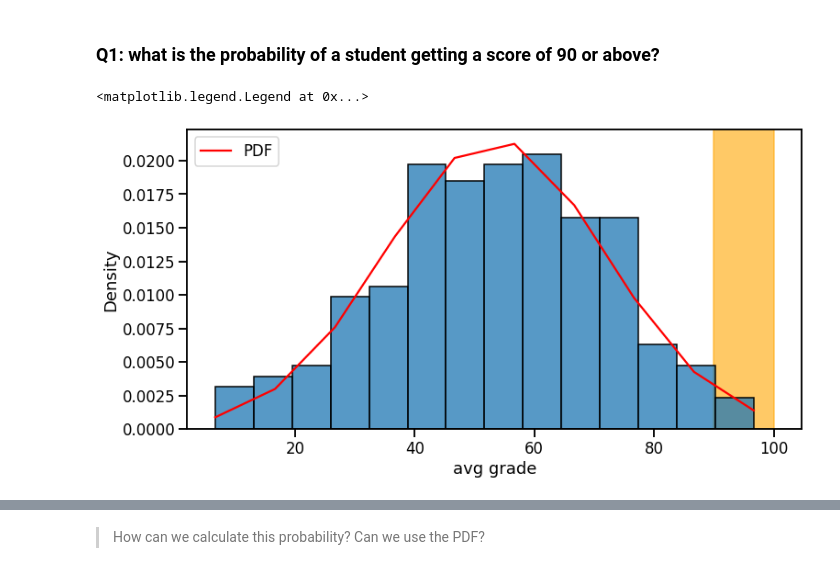
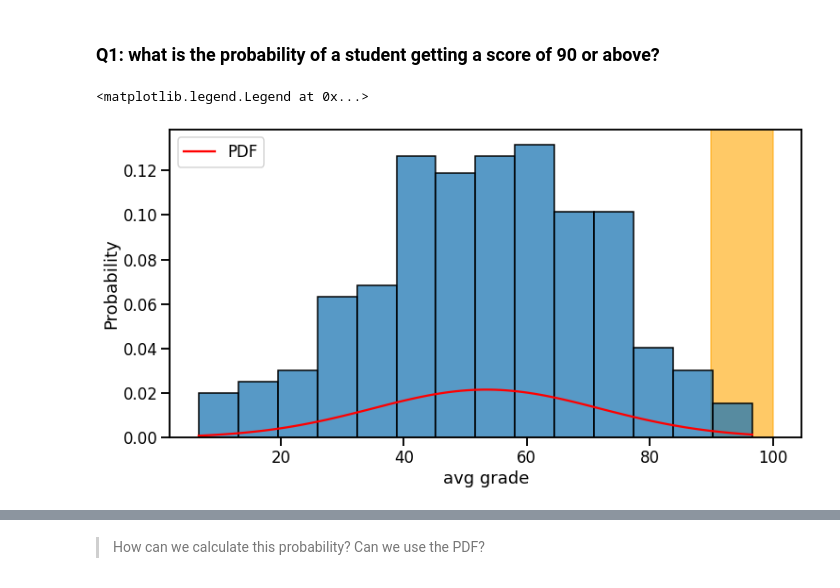
Before and after one commit to coding-dojo-data-science/data-enrichment-wk15-lect01-codealong, a Jupyter notebook: testClass - From Distributions to Hypothesis.ipynb, the cells around one changed output, grey strips where cells are left out. Drawn from its saved outputs; the diff is of its cells as text; code cells hidden in the pictures.

```diff
--- a/testClass - From Distributions to Hypothesis.ipynb
+++ b/testClass - From Distributions to Hypothesis.ipynb
@@ -104,6 +104,6 @@ max     96.666667
 Name: avg grade, dtype: float64
 # %%
 ## generate a linearly-spaced array of values that span the min to the max
-xs =np.linspace(dist_stats.loc['min'], dist_stats.loc['max'],num=10)
+xs =np.linspace(dist_stats.loc['min'], dist_stats.loc['max'],num=100)
 xs
 # %% [output]
@@ -126,13 +144,13 @@ plt.legend()
 ### Q1: what is the probability of a student getting a score of 90 or above?
 # %%
 ## Plot the histogram again AND pdf again
-sns.histplot(data=df, x='avg grade', stat='density')
+sns.histplot(data=df, x='avg grade', stat='probability')
 plt.plot(xs,pdf,color='red', label='PDF')
 
 ## Add a vpsan to the plot showing the region we want to calc prob for
 plt.axvspan(90,100,alpha=0.6,color='orange',zorder=0)
 
 plt.legend()
 # %% [output]
 <matplotlib.legend.Legend at 0x...>
-[figure, old version]
+[figure, new version]
```
Also changed, not shown: parts of 9 cells of this notebook, 1 other file.
